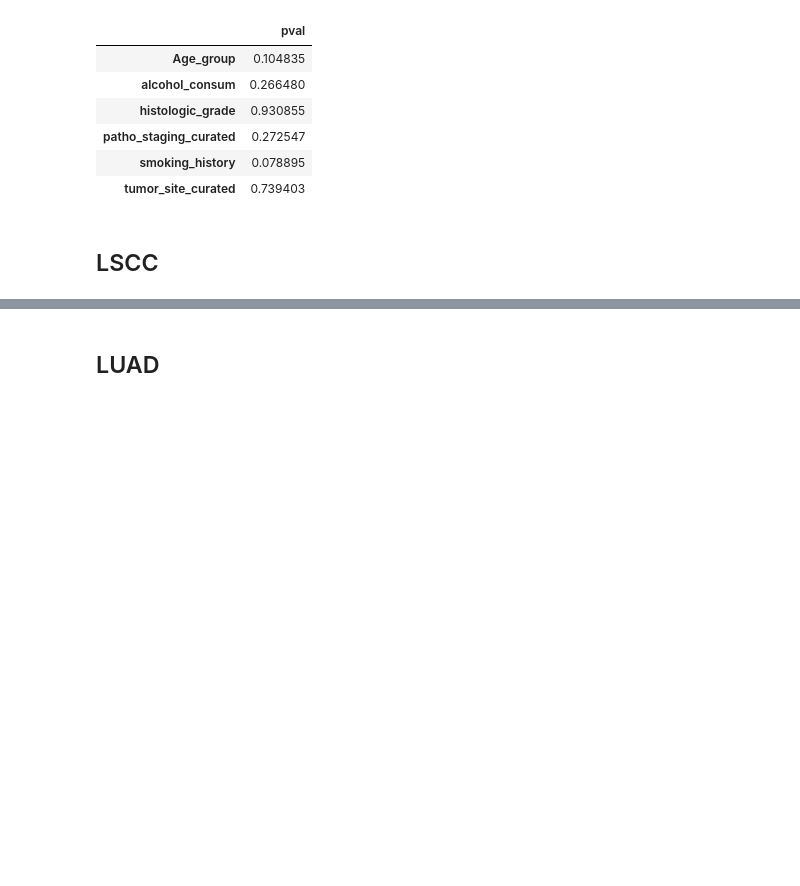
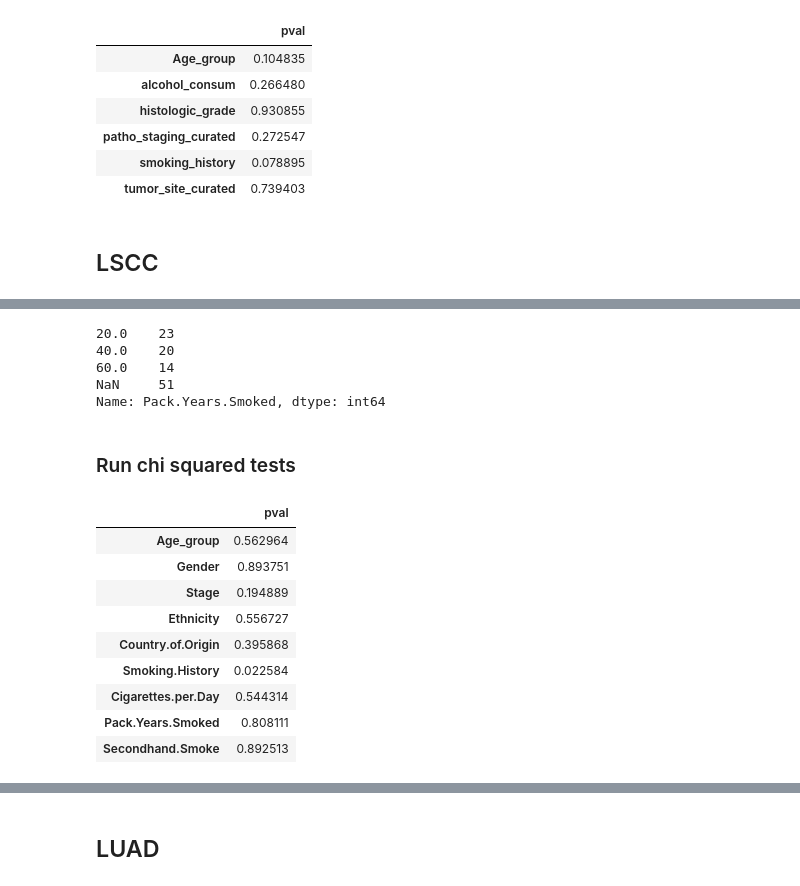
Before and after one commit to PayneLab/pancancerCNV, a Jupyter notebook: chromosome_8/15_counfounding_clinical_variables.ipynb, the cells around one changed output, grey strips where cells are left out. Saved outputs shown, nothing was run; the diff lists cells and outputs as text; code cells hidden in the pictures; blank space fills up the shorter version.

Commit message:
Work on clinical association analysis

```diff
--- a/chromosome_8/15_counfounding_clinical_variables.ipynb
+++ b/chromosome_8/15_counfounding_clinical_variables.ipynb
@@ -491,0 +711,11 @@ lscc = load_tables("lscc")
+# %%
+lscc = lscc.assign(**{
+    "Cigarettes.per.Day": lscc["Cigarettes.per.Day"].where(
+        cond=(lscc["Cigarettes.per.Day"] < 40) | (pd.isnull(lscc["Cigarettes.per.Day"])), other=40
+    )
+})
+lscc = lscc.assign(**{
+    "Cigarettes.per.Day": lscc["Cigarettes.per.Day"].where(
+        cond=(lscc["Cigarettes.per.Day"] > 20) | (pd.isnull(lscc["Cigarettes.per.Day"])), other=20
+    )
+})
@@ -491,0 +752,55 @@ lscc = load_tables("lscc")
+# %%
+lscc["Pack.Years.Smoked"] = lscc["Pack.Years.Smoked"].astype(float)
+
+lscc = lscc.assign(**{"Pack.Years.Smoked": (lscc["Pack.Years.Smoked"] // 20) * 20})
+
+lscc = lscc.assign(**{
+    "Pack.Years.Smoked": lscc["Pack.Years.Smoked"].where(
+        cond=(lscc["Pack.Years.Smoked"] < 60) | (pd.isnull(lscc["Pack.Years.Smoked"])), other=60
+    )
+})
+lscc = lscc.assign(**{
+    "Pack.Years.Smoked": lscc["Pack.Years.Smoked"].where(
+        cond=(lscc["Pack.Years.Smoked"] > 20) | (pd.isnull(lscc["Pack.Years.Smoked"])), other=20
+    )
+})
+# %%
+lscc["Pack.Years.Smoked"].value_counts(dropna=False).sort_index()
+# %% [output]
+20.0    23
+40.0    20
+60.0    14
+NaN     51
+Name: Pack.Years.Smoked, dtype: int64
+# %% [markdown]
+### Run chi squared tests
+# %%
+lscc_cols = [
+    "Age_group",
+    "Gender",
+    "Stage",
+    "Ethnicity",
+    "Country.of.Origin",
+    "Smoking.History",
+    "Cigarettes.per.Day",
+    "Pack.Years.Smoked",
+    "Secondhand.Smoke"
+
+]
+# %%
+test_cnv_association(
+    df=lscc,
+    test_cols=lscc_cols,
+    cnv_col="8p_loss"
+)
+# %% [output]
+|  | pval |
+| Age_group | 0.562964 |
+| Gender | 0.893751 |
+| Stage | 0.194889 |
+| Ethnicity | 0.556727 |
+| Country.of.Origin | 0.395868 |
+| Smoking.History | 0.022584 |
+| Cigarettes.per.Day | 0.544314 |
+| Pack.Years.Smoked | 0.808111 |
+| Secondhand.Smoke | 0.892513 |
```
Also changed, not shown: parts of 51 cells of this notebook.
